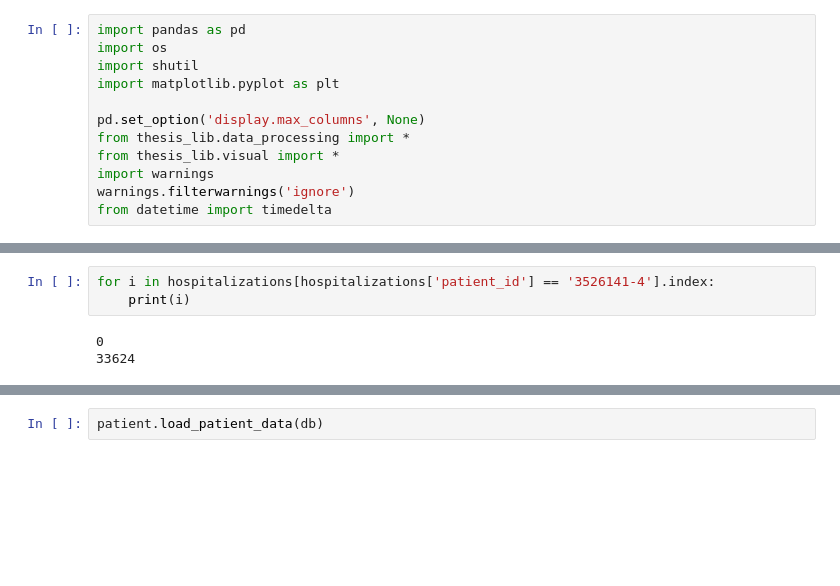
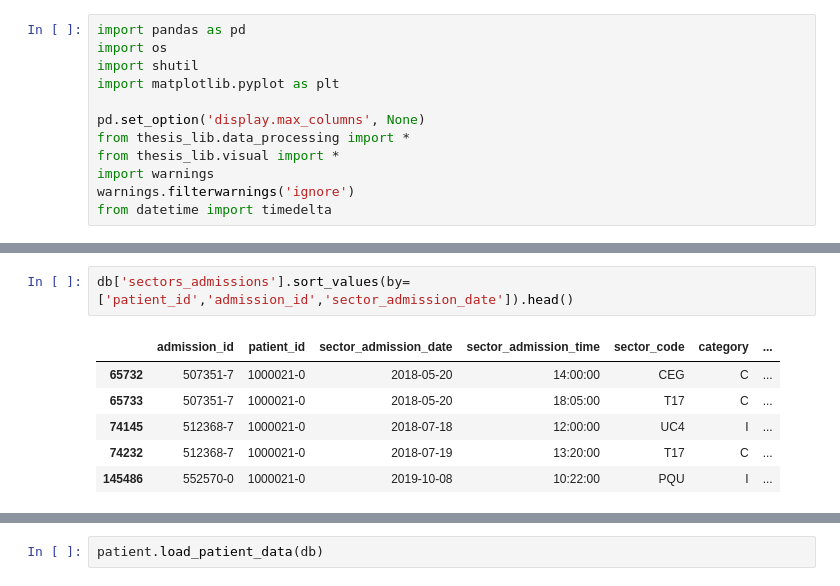
Before and after one commit to josedallavia/A-Machine-Learning-Approach-for-Optimization-of-Hospital-Bed-Utilization, a Jupyter notebook: Draft_hospital_classes.ipynb, the cells around one changed output, grey strips where cells are left out. Saved outputs shown, nothing was run; the diff lists cells and outputs as text; blank space fills up the shorter version.

```diff
--- a/Draft_hospital_classes.ipynb
+++ b/Draft_hospital_classes.ipynb
@@ -49,9 +32,12 @@ hospitalizations.head()
-# %%
-for i in hospitalizations[hospitalizations['patient_id'] == '3526141-4'].index:
-    print(i)
-# %% [output]
-0
-33624
+# %%
+db['sectors_admissions'].sort_values(by=['patient_id','admission_id','sector_admission_date']).head()
+# %% [output]
+|  | admission_id | patient_id | sector_admission_date | sector_admission_time | sector_code | category | ... |
+| 65732 | 507351-7 | 1000021-0 | 2018-05-20 | 14:00:00 | CEG | C | ... |
+| 65733 | 507351-7 | 1000021-0 | 2018-05-20 | 18:05:00 | T17 | C | ... |
+| 74145 | 512368-7 | 1000021-0 | 2018-07-18 | 12:00:00 | UC4 | I | ... |
+| 74232 | 512368-7 | 1000021-0 | 2018-07-19 | 13:20:00 | T17 | C | ... |
+| 145486 | 552570-0 | 1000021-0 | 2019-10-08 | 10:22:00 | PQU | I | ... |
 # %%
 from datetime import datetime
 class Patient:
```
Also changed, not shown: parts of 11 cells of this notebook, 1 other file.
